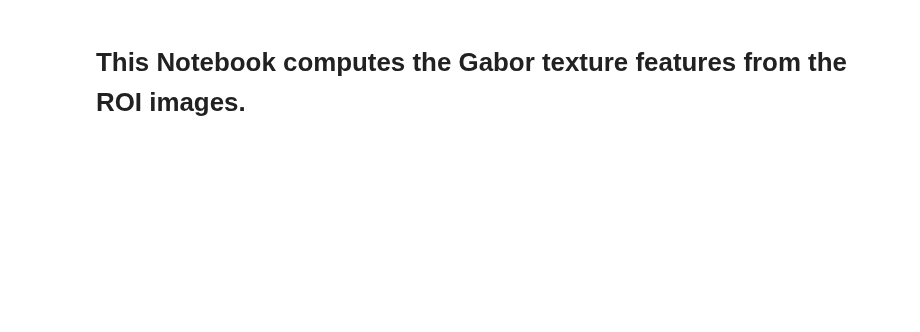
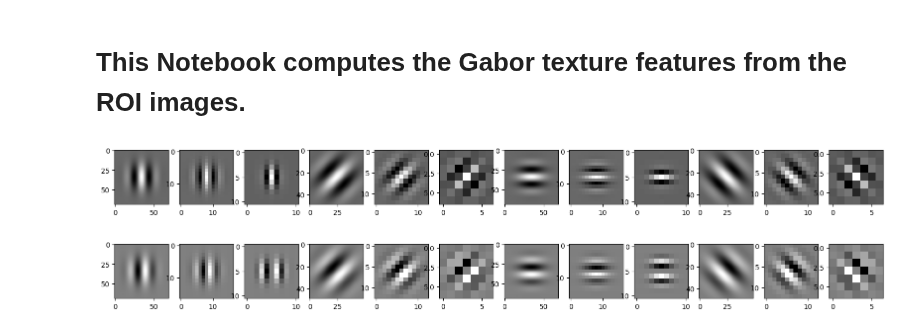
Before and after one commit to michael-pisman/bird_call_cbir, a Jupyter notebook: Part_0/Compute_Gabor_texture_features.ipynb, the cells around one changed output. Saved outputs shown, nothing was run; the diff lists cells and outputs as text; code cells hidden in the pictures; blank space fills up the shorter version.

```diff
--- a/Part_0/Compute_Gabor_texture_features.ipynb
+++ b/Part_0/Compute_Gabor_texture_features.ipynb
@@ -49,35 +49,38 @@ image_names_classes = pd.read_csv(image_file, header=None )
 # %%
 # Create Gabor filter bank kernels.
 kernels = []
 
 # EXPERIMENT WITH THE NUMBER OF ORIENTATIONS AND SCALES.
 # This code will create a feature file with the name Gabor_Y_X_.txt
 # where X is the number of scales and Y number of orientations.
 
-nscales = 2
-norientations = 3
+nscales = 3
+norientations = 4
 
 min_frequency = 0.05
 max_frequency = 0.4
 
 for orientation in range(norientations):
     theta = (orientation / norientations) * np.pi
     for scale in range(nscales):
         frequency = min_frequency + scale*((max_frequency - min_frequency)/(nscales-1))
         kernel = gabor_kernel(frequency, theta=theta)
         kernels.append(kernel)
         #print('orientation='+str(orientation)+': theta='+str(theta))
         #print('scale='+str(scale)+': frequency='+str(frequency))
 
 # Visualize the filters as images. Note that the filters have different sizes--see the axes in the plots below.
 # The filters are complex so first visualize the real parts and then the imaginary parts.
 fig, axs = plt.subplots(1, len(kernels), figsize=(20,20))
 for k, kernel in enumerate(kernels):
     axs[k].imshow(np.real(kernel),cmap='gray')
 
 fig, axs = plt.subplots(1, len(kernels), figsize=(20,20))
 for k, kernel in enumerate(kernels):
     axs[k].imshow(np.imag(kernel),cmap='gray')
+# %% [output]
+[figure, added]
+[figure, added]
 # %%
 # Mean and standard deviation will be computed for each filter output.
 fdim = 2 * len(kernels)
```
Also changed, not shown: 5 other files.
